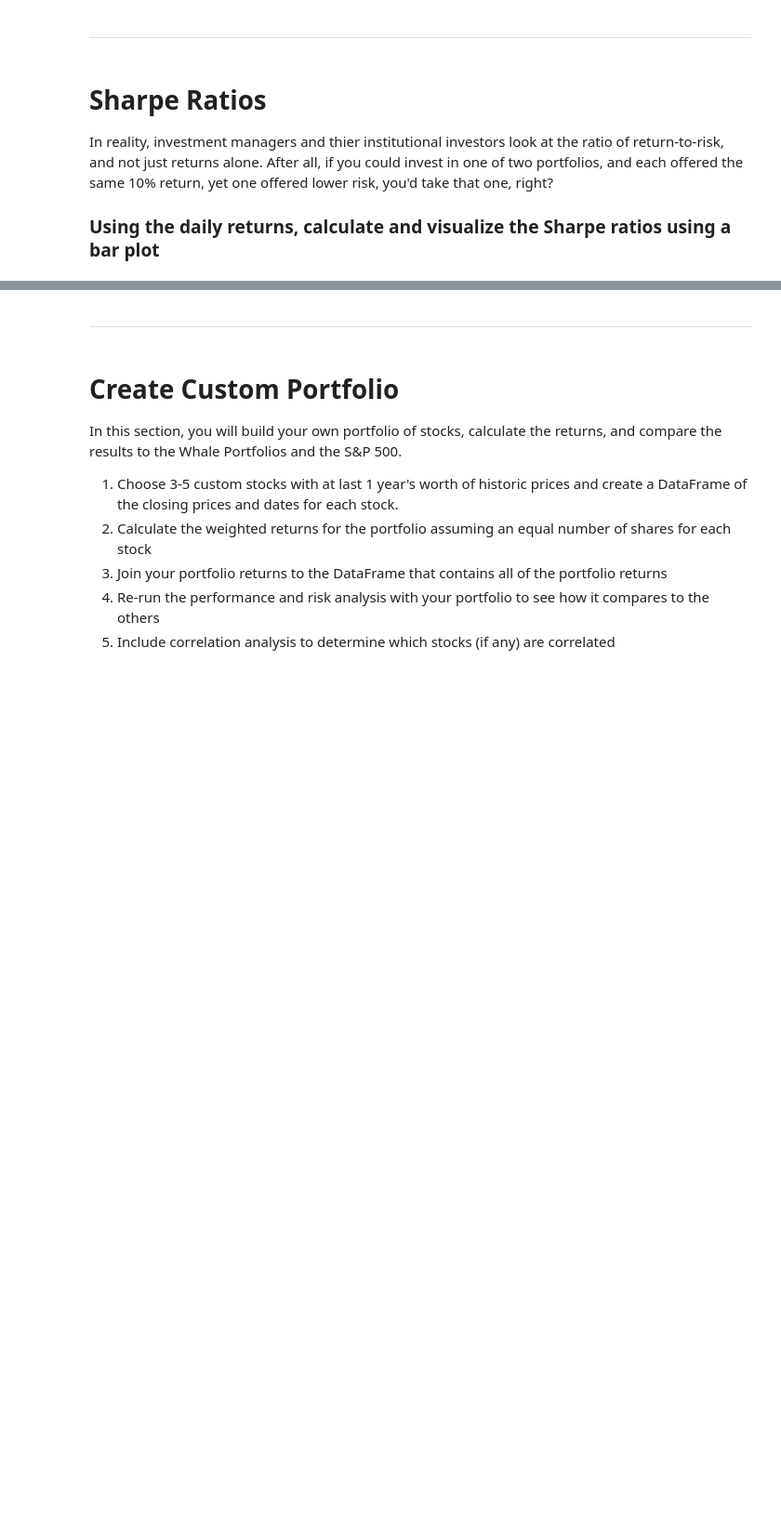
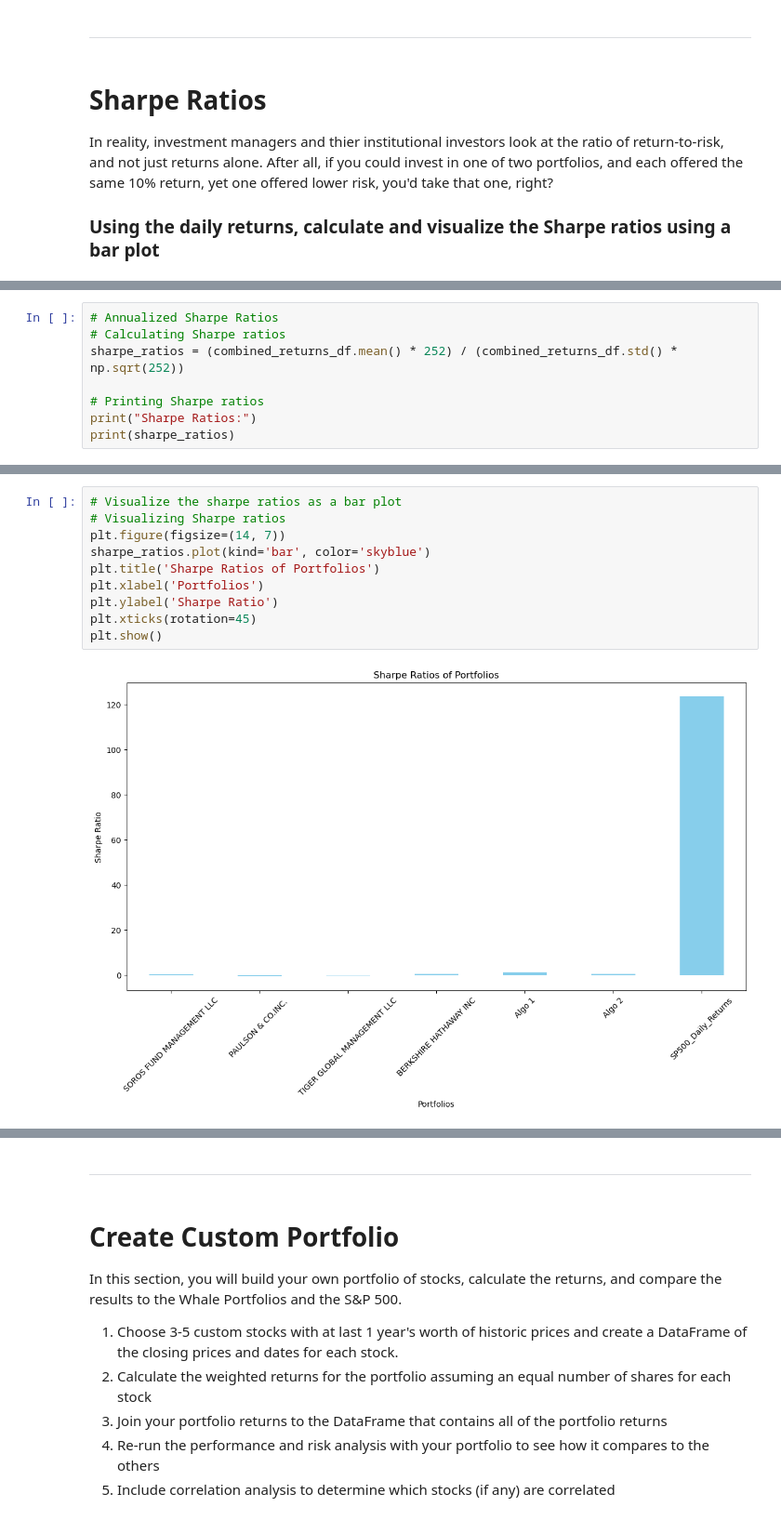
Before and after one commit to AlexC3105/FinTech_Mod-4_Challenge, a Jupyter notebook: notebooks/whale_analysis.ipynb, the cells around one changed output, grey strips where cells are left out. Shown at 93% size. Cells and saved outputs as stored; diff of their text form; blank space fills up the shorter version.

```diff
--- a/notebooks/whale_analysis.ipynb
+++ b/notebooks/whale_analysis.ipynb
@@ -637,0 +630,8 @@ Write your answer here!
+# %%
+# Annualized Sharpe Ratios
+# Calculating Sharpe ratios
+sharpe_ratios = (combined_returns_df.mean() * 252) / (combined_returns_df.std() * np.sqrt(252))
+
+# Printing Sharpe ratios
+print("Sharpe Ratios:")
+print(sharpe_ratios)
@@ -637,0 +648,12 @@ Write your answer here!
+# %%
+# Visualize the sharpe ratios as a bar plot
+# Visualizing Sharpe ratios
+plt.figure(figsize=(14, 7))
+sharpe_ratios.plot(kind='bar', color='skyblue')
+plt.title('Sharpe Ratios of Portfolios')
+plt.xlabel('Portfolios')
+plt.ylabel('Sharpe Ratio')
+plt.xticks(rotation=45)
+plt.show()
+# %% [output]
+[figure, added]
```
Also changed, not shown: parts of 5 cells of this notebook.
